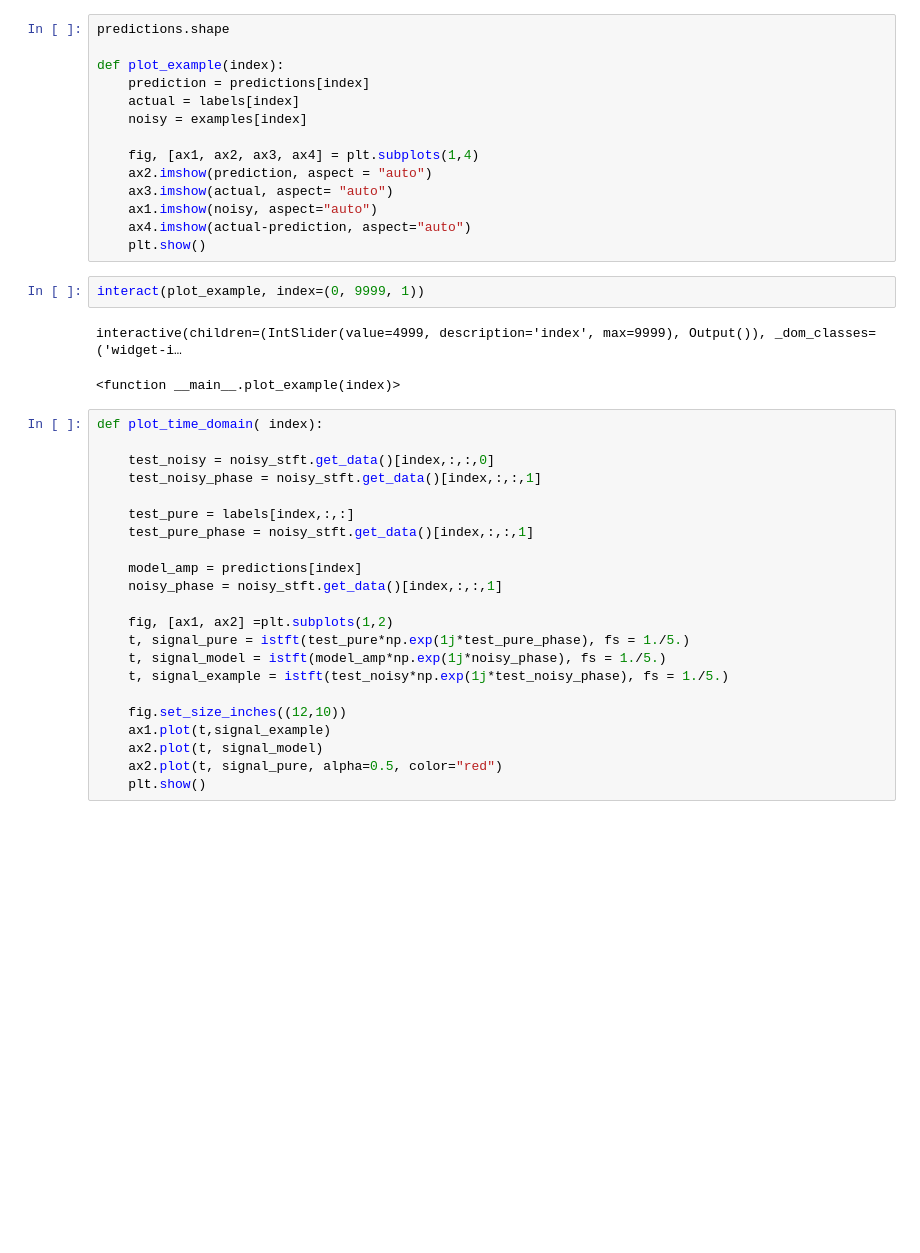
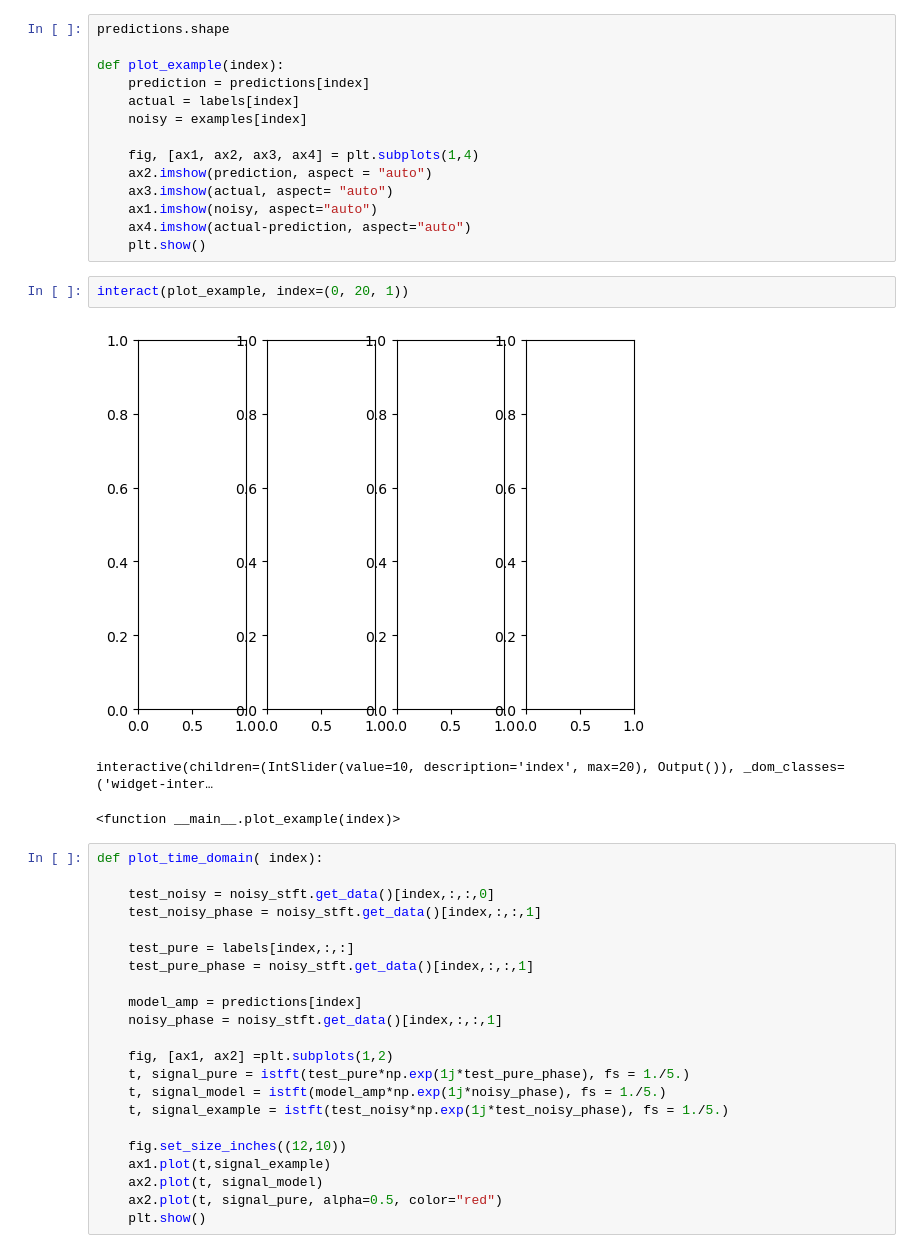
Before and after one commit to alexmundt/waveform-stft-denoise, a Jupyter notebook: Model Training - Phasebased.ipynb, the cells around one changed output. Saved outputs shown, nothing was run; the diff lists cells and outputs as text; blank space fills up the shorter version.

```diff
--- a/Model Training - Phasebased.ipynb
+++ b/Model Training - Phasebased.ipynb
@@ -196,9 +284,10 @@ def plot_example(index):
     ax4.imshow(actual-prediction, aspect="auto")
     plt.show()
 # %%
-interact(plot_example, index=(0, 9999, 1))
+interact(plot_example, index=(0, 20, 1))
 # %% [output]
+[figure, added]
-interactive(children=(IntSlider(value=4999, description='index', max=9999), Output()), _dom_classes=('widget-i…
+interactive(children=(IntSlider(value=10, description='index', max=20), Output()), _dom_classes=('widget-inter…
 <function __main__.plot_example(index)>
 # %%
 def plot_time_domain( index):
```
Also changed, not shown: parts of 35 cells of this notebook.
